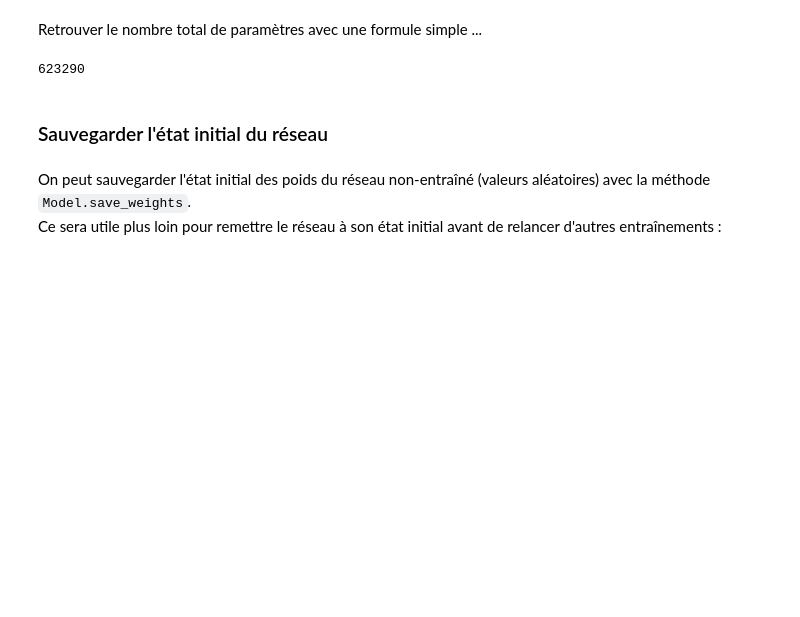
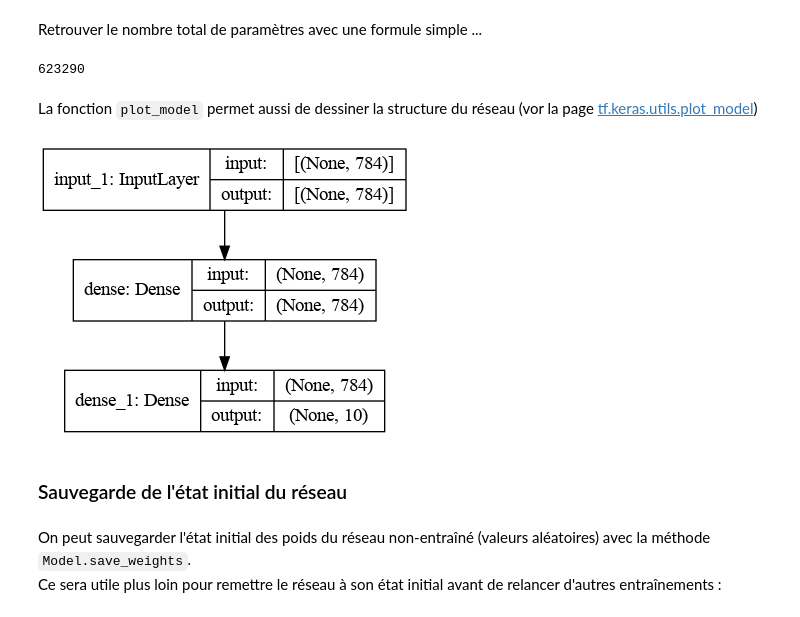
Before and after one commit to cjlux/mnist_tf2, a Jupyter notebook: TP1_MNIST_dense.ipynb, the cells around one changed output. Saved outputs shown, nothing was run; the diff lists cells and outputs as text; code cells hidden in the pictures; blank space fills up the shorter version.

```diff
--- a/TP1_MNIST_dense.ipynb
+++ b/TP1_MNIST_dense.ipynb
@@ -364,8 +354,14 @@ Retrouver le nombre total de paramètres avec une formule simple ...
 785*784+785*10
 # %% [output]
 623290
+# %% [markdown]
+La fonction `plot_model` permet aussi de dessiner la structure du réseau (vor la page [tf.keras.utils.plot_model](https://www.tensorflow.org/api_docs/python/tf/keras/utils/plot_model))
+# %%
+tf.keras.utils.plot_model(model, show_shapes=True)
+# %% [output]
+[figure, added]
 # %% [markdown]
-### Sauvegarder l'état initial du  réseau
+### Sauvegarde de l'état initial du  réseau
 # %% [markdown]
 On peut sauvegarder l'état initial des poids du réseau non-entraîné (valeurs aléatoires) avec la méthode `Model.save_weights`. <br>
 Ce sera utile plus loin pour remettre le réseau à son état initial avant de relancer d'autres entraînements :
```
Also changed, not shown: parts of 118 cells of this notebook, 16 other files.
